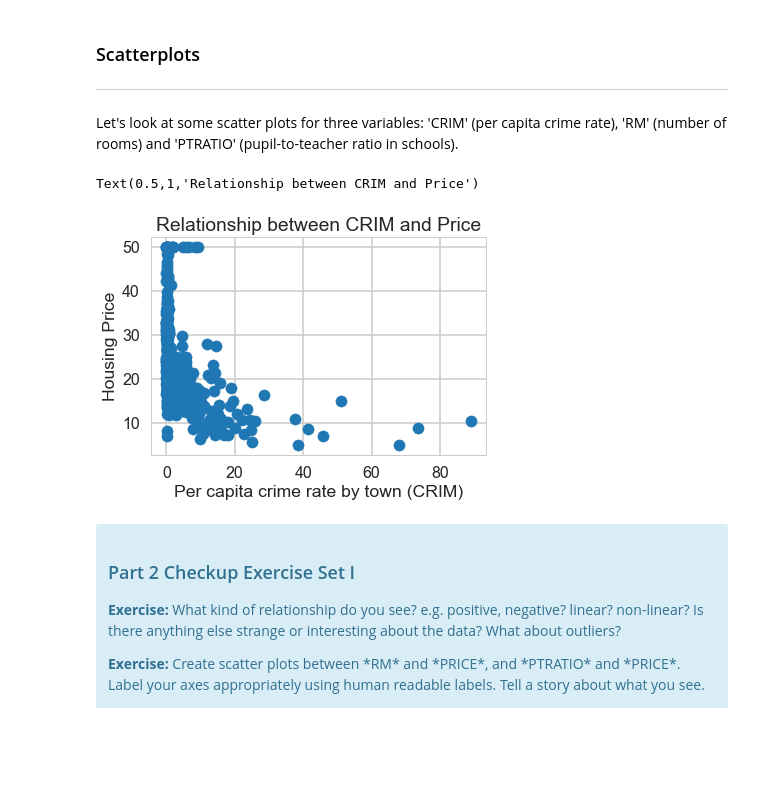
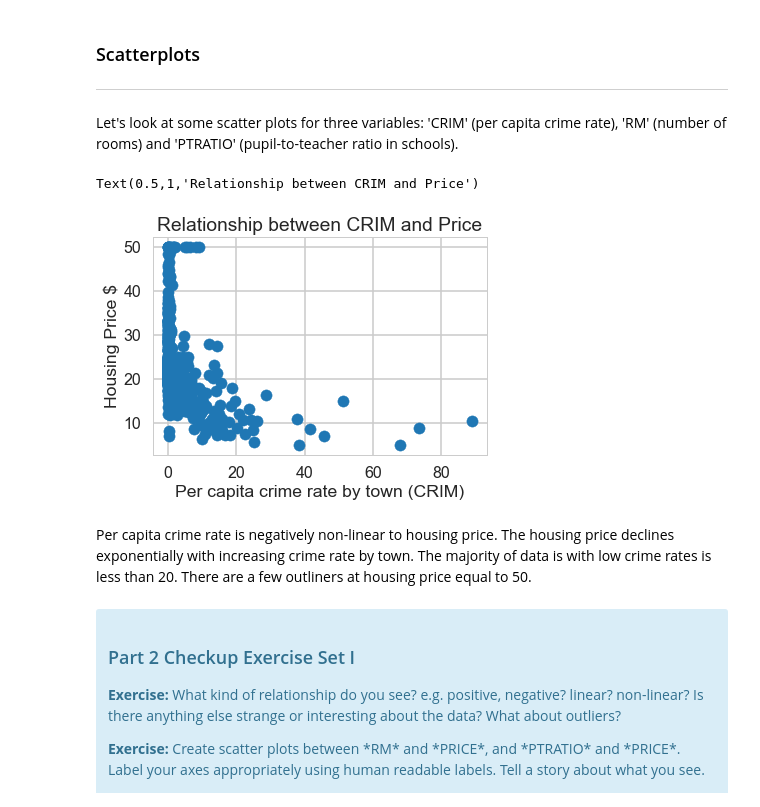
Before and after one commit to Roxanarvk/Boston-Housing-Pricing, a Jupyter notebook: Mini_Project_Linear_Regression.ipynb, the cells around one changed output. Drawn from its saved outputs; the diff is of its cells as text; code cells hidden in the pictures; blank space fills up the shorter version.

```diff
--- a/Mini_Project_Linear_Regression.ipynb
+++ b/Mini_Project_Linear_Regression.ipynb
@@ -260,11 +260,13 @@ Let's look at some scatter plots for three variables: 'CRIM' (per capita crime r
 # %%
 plt.scatter(bos.CRIM, bos.PRICE)
 plt.xlabel("Per capita crime rate by town (CRIM)")
-plt.ylabel("Housing Price")
+plt.ylabel("Housing Price $")
 plt.title("Relationship between CRIM and Price")
 # %% [output]
 Text(0.5,1,'Relationship between CRIM and Price')
-[figure, old version]
+[figure, new version]
+# %% [markdown]
+Per capita crime rate is negatively non-linear to housing price. The housing price declines exponentially with increasing crime rate by town. The majority of data is with low crime rates is less than 20. There are a few outliners at housing price equal to 50.
 # %% [markdown]
 <div class="span5 alert alert-info">
 <h3>Part 2 Checkup Exercise Set I</h3>
```
Also changed, not shown: parts of 26 cells of this notebook.
